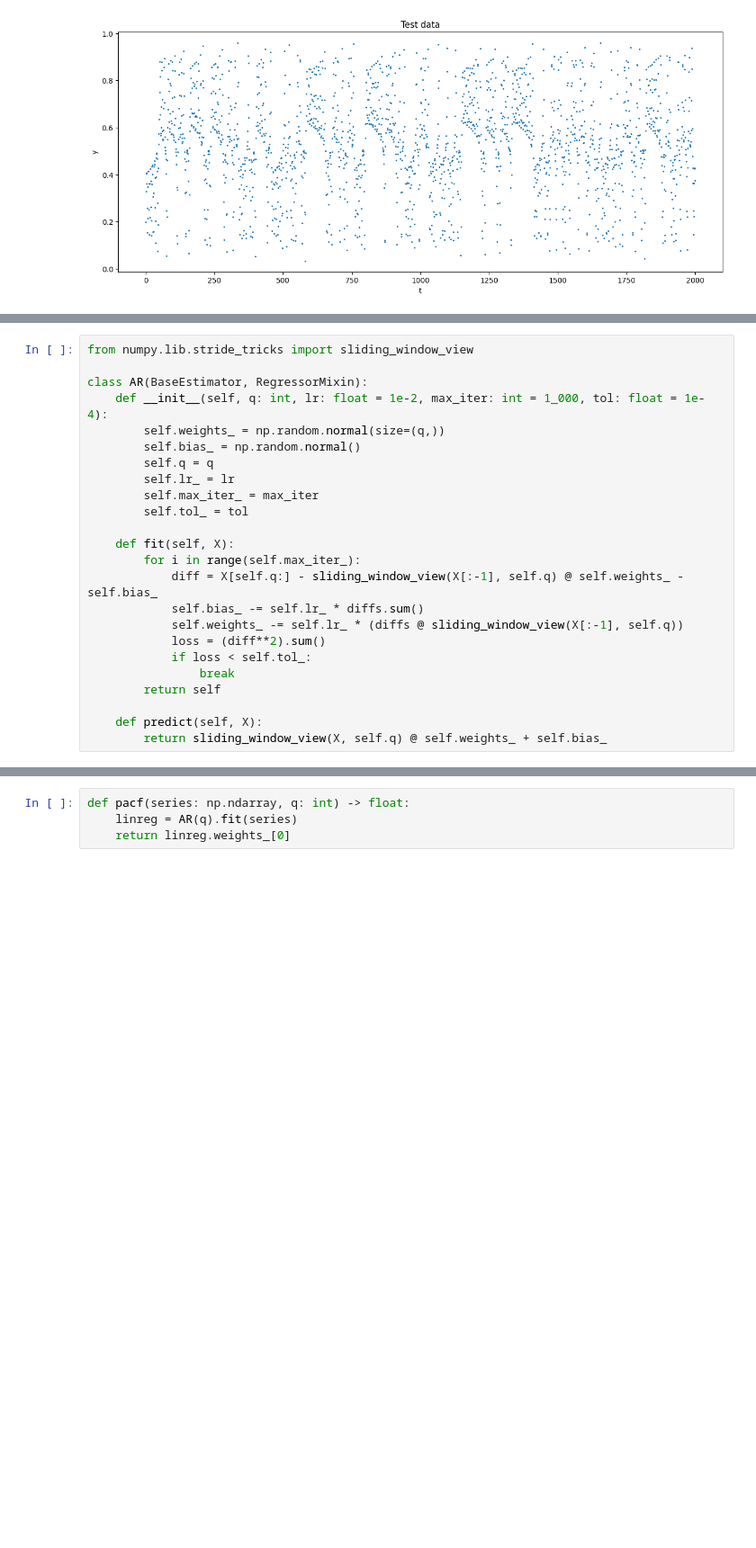
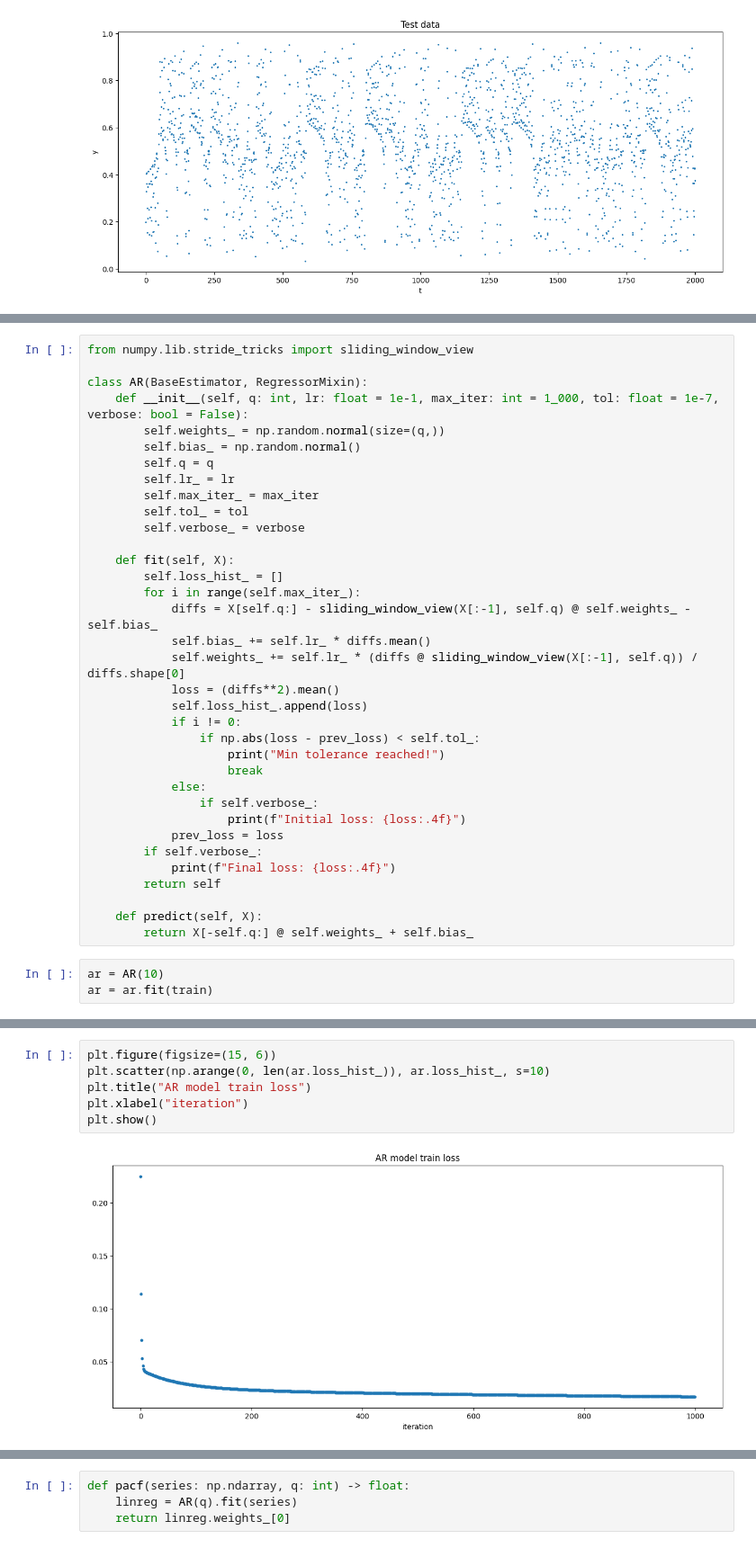
Before and after one commit to succSeeded/ts-2025, a Jupyter notebook: hw1-2/main.ipynb, the cells around one changed output, grey strips where cells are left out. Shown: that part at 90% size. Saved outputs shown, nothing was run; the diff lists cells and outputs as text; blank space fills up the shorter version.

Commit message:
feat: debug AR model

```diff
--- a/hw1-2/main.ipynb
+++ b/hw1-2/main.ipynb
@@ -41,23 +55,37 @@ def acf(series: np.ndarray, k: int) -> float:
 from numpy.lib.stride_tricks import sliding_window_view
 
 class AR(BaseEstimator, RegressorMixin):
-    def __init__(self, q: int, lr: float = 1e-2, max_iter: int = 1_000, tol: float = 1e-4):
+    def __init__(self, q: int, lr: float = 1e-1, max_iter: int = 1_000, tol: float = 1e-7, verbose: bool = False):
         self.weights_ = np.random.normal(size=(q,))
         self.bias_ = np.random.normal()
         self.q = q
         self.lr_ = lr
         self.max_iter_ = max_iter
         self.tol_ = tol
+        self.verbose_ = verbose
 
     def fit(self, X):
+        self.loss_hist_ = []
         for i in range(self.max_iter_):
-            diff = X[self.q:] - sliding_window_view(X[:-1], self.q) @ self.weights_ - self.bias_
-            self.bias_ -= self.lr_ * diffs.sum()
-            self.weights_ -= self.lr_ * (diffs @ sliding_window_view(X[:-1], self.q))
-            loss = (diff**2).sum()
-            if loss < self.tol_:
-                break
+            diffs = X[self.q:] - sliding_window_view(X[:-1], self.q) @ self.weights_ - self.bias_
+            self.bias_ += self.lr_ * diffs.mean()
+            self.weights_ += self.lr_ * (diffs @ sliding_window_view(X[:-1], self.q)) / diffs.shape[0]
+            loss = (diffs**2).mean()
+            self.loss_hist_.append(loss)
+            if i != 0:
+                if np.abs(loss - prev_loss) < self.tol_:
+                    print("Min tolerance reached!")
+                    break
+            else:
+                if self.verbose_:
+                    print(f"Initial loss: {loss:.4f}")
+            prev_loss = loss
+        if self.verbose_:
+            print(f"Final loss: {loss:.4f}")
         return self
 
     def predict(self, X):
-        return sliding_window_view(X, self.q) @ self.weights_ + self.bias_
+        return X[-self.q:] @ self.weights_ + self.bias_
+# %%
+ar = AR(10)
+ar = ar.fit(train)
@@ -63,0 +94,8 @@ class AR(BaseEstimator, RegressorMixin):
+# %%
+plt.figure(figsize=(15, 6))
+plt.scatter(np.arange(0, len(ar.loss_hist_)), ar.loss_hist_, s=10)
+plt.title("AR model train loss")
+plt.xlabel("iteration")
+plt.show()
+# %% [output]
+[figure, added]
```
Also changed, not shown: parts of 7 cells of this notebook.
